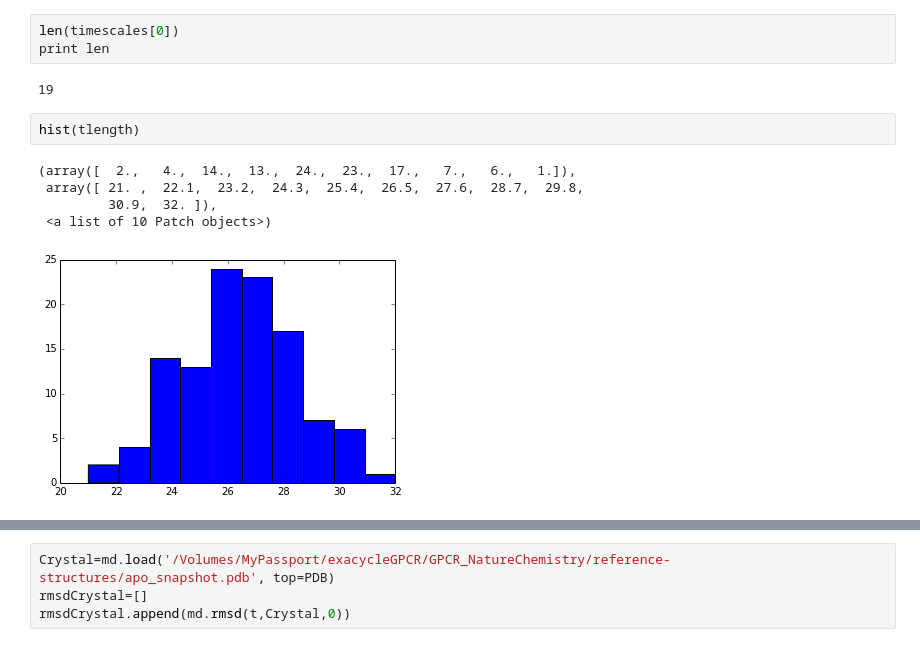
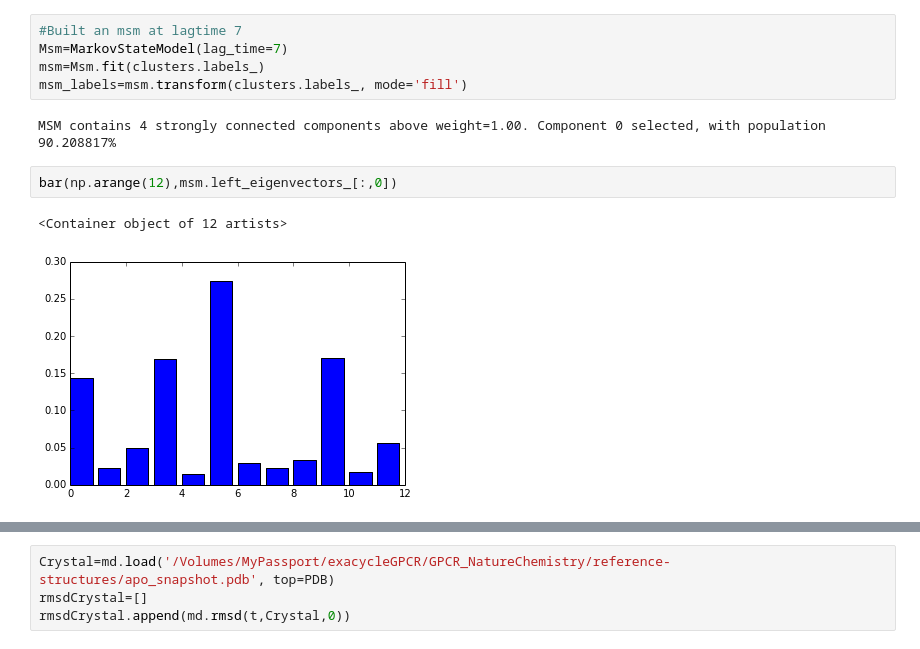
Before and after one commit to ChayaSt/exacycleGPCR, a Jupyter notebook: analysis/MSMbuildGPCR.ipynb, the cells around one changed output, grey strips where cells are left out. Drawn from its saved outputs; the diff is of its cells as text.

Commit message:
Added eigenvector shape to mixtape analysis

```diff
--- a/analysis/MSMbuildGPCR.ipynb
+++ b/analysis/MSMbuildGPCR.ipynb
@@ -122,13 +74,12 @@ savefig('Kcenters_16clusters_pipeline.pdf')
-# %%
-len(timescales[0])
-print len
-# %% [output]
-19
-# %%
-hist(tlength)
-# %% [output]
-(array([  2.,   4.,  14.,  13.,  24.,  23.,  17.,   7.,   6.,   1.]),
- array([ 21. ,  22.1,  23.2,  24.3,  25.4,  26.5,  27.6,  28.7,  29.8,
-         30.9,  32. ]),
- <a list of 10 Patch objects>)
-[figure, removed]
+# %%
+#Built an msm at lagtime 7
+Msm=MarkovStateModel(lag_time=7)
+msm=Msm.fit(clusters.labels_)
+msm_labels=msm.transform(clusters.labels_, mode='fill')
+# %% [output]
+MSM contains 4 strongly connected components above weight=1.00. Component 0 selected, with population 90.208817%
+# %%
+bar(np.arange(12),msm.left_eigenvectors_[:,0])
+# %% [output]
+<Container object of 12 artists>
+[figure, added]
```
Also changed, not shown: parts of 13 cells of this notebook, 1 other file.
